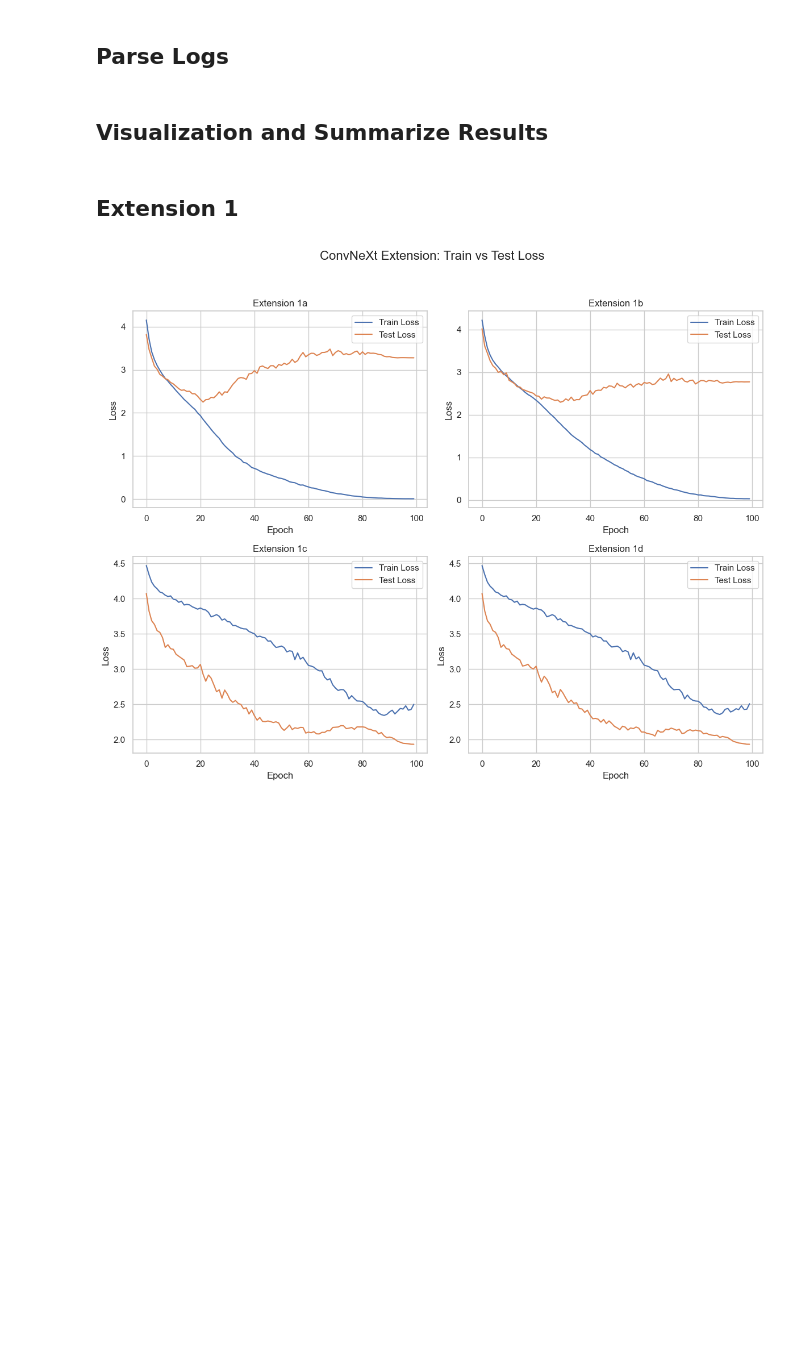
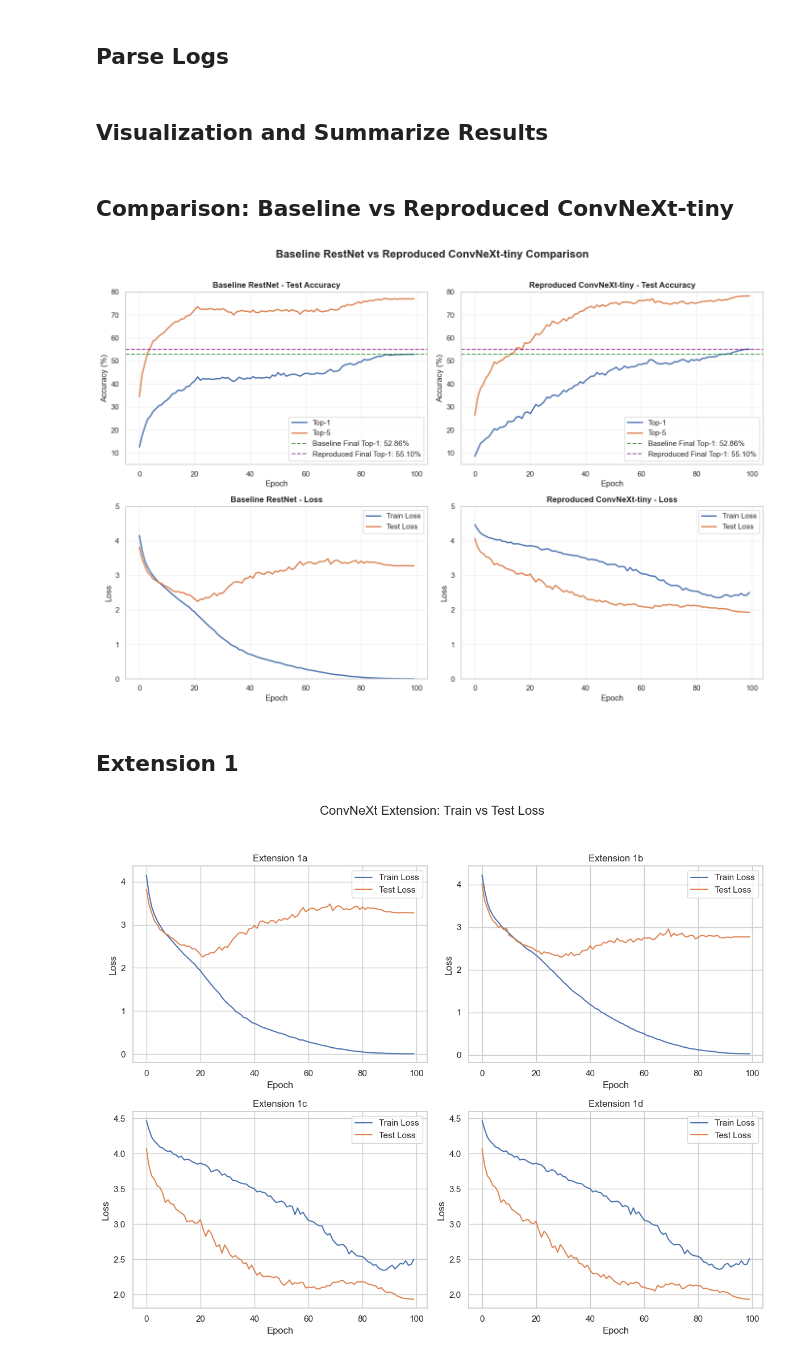
Before and after one commit to marcosoh/dsa5106-convnext-extension, a Jupyter notebook: results/results_from_logs.ipynb, the cells around one changed output. Saved outputs shown, nothing was run; the diff lists cells and outputs as text; code cells hidden in the pictures; blank space fills up the shorter version.

Commit message:
Updated visualisations
Included baseline vs Convnext comparisons (Acc and Loss).
Amended extension 1 graphs for better viewing

```diff
--- a/results/results_from_logs.ipynb
+++ b/results/results_from_logs.ipynb
@@ -63,6 +63,66 @@ logs_3d = parser.load_txt_logs(file_path=file_path_3d)
 extracted_metrics_3d = parser.extract_metrics(logs_3d, *metrics)
 # %% [markdown]
 ## Visualization and Summarize Results
+# %% [markdown]
+## Comparison: Baseline vs Reproduced ConvNeXt-tiny
+# %%
+# Create 2x2 comparison: Baseline (1a) vs Reproduced ConvNeXt-tiny (1d)
+sns.set_theme(style="whitegrid")
+fig, axes = plt.subplots(2, 2, figsize=(14, 10))
+fig.suptitle('Baseline RestNet vs Reproduced ConvNeXt-tiny Comparison', fontsize=16, fontweight='bold')
+
+# Top-left: Baseline Test Accuracy (Top-1 and Top-5)
+axes[0, 0].plot(extracted_metrics_1a["epoch"], extracted_metrics_1a["test_acc1"], label="Top-1", linewidth=2)
+axes[0, 0].plot(extracted_metrics_1a["epoch"], extracted_metrics_1a["test_acc5"], label="Top-5", linewidth=2)
+# Add horizontal lines showing final Top-1 accuracy for both models
+final_acc1_1a = extracted_metrics_1a["test_acc1"][-1]
+final_acc1_1d = extracted_metrics_1d["test_acc1"][-1]
+axes[0, 0].axhline(y=final_acc1_1a, color='green', linestyle='--', linewidth=1.5, alpha=0.7, label=f'Baseline Final Top-1: {final_acc1_1a:.2f}%')
+axes[0, 0].axhline(y=final_acc1_1d, color='purple', linestyle='--', linewidth=1.5, alpha=0.7, label=f'Reproduced Final Top-1: {final_acc1_1d:.2f}%')
+axes[0, 0].set_title("Baseline RestNet - Test Accuracy", fontsize=12, fontweight='bold')
+axes[0, 0].set_xlabel("Epoch")
+axes[0, 0].set_ylabel("Accuracy (%)")
+axes[0, 0].set_ylim(5, 80)
+axes[0, 0].legend()
+axes[0, 0].grid(True, alpha=0.3)
+
+# Top-right: Reproduced ConvNeXt-tiny (1d) Test Accuracy (Top-1 and Top-5)
+axes[0, 1].plot(extracted_metrics_1d["epoch"], extracted_metrics_1d["test_acc1"], label="Top-1", linewidth=2)
+axes[0, 1].plot(extracted_metrics_1d["epoch"], extracted_metrics_1d["test_acc5"], label="Top-5", linewidth=2)
+# Add horizontal lines showing final Top-1 accuracy for both models
+axes[0, 1].axhline(y=final_acc1_1a, color='green', linestyle='--', linewidth=1.5, alpha=0.7, label=f'Baseline Final Top-1: {final_acc1_1a:.2f}%')
+axes[0, 1].axhline(y=final_acc1_1d, color='purple', linestyle='--', linewidth=1.5, alpha=0.7, label=f'Reproduced Final Top-1: {final_acc1_1d:.2f}%')
+axes[0, 1].set_title("Reproduced ConvNeXt-tiny - Test Accuracy", fontsize=12, fontweight='bold')
+axes[0, 1].set_xlabel("Epoch")
+axes[0, 1].set_ylabel("Accuracy (%)")
+axes[0, 1].set_ylim(5, 80)
+axes[0, 1].legend()
+axes[0, 1].grid(True, alpha=0.3)
+
+# Bottom-left: Baseline Train and Test Loss
+axes[1, 0].plot(extracted_metrics_1a["epoch"], extracted_metrics_1a["train_loss"], label="Train Loss", linewidth=2)
+axes[1, 0].plot(extracted_metrics_1a["epoch"], extracted_metrics_1a["test_loss"], label="Test Loss", linewidth=2)
+axes[1, 0].set_title("Baseline RestNet - Loss", fontsize=12, fontweight='bold')
+axes[1, 0].set_xlabel("Epoch")
+axes[1, 0].set_ylabel("Loss")
+axes[1, 0].set_ylim(0, 5)
+axes[1, 0].legend()
+axes[1, 0].grid(True, alpha=0.3)
+
+# Bottom-right: Reproduced ConvNeXt-tiny (1d) Train and Test Loss
+axes[1, 1].plot(extracted_metrics_1d["epoch"], extracted_metrics_1d["train_loss"], label="Train Loss", linewidth=2)
+axes[1, 1].plot(extracted_metrics_1d["epoch"], extracted_metrics_1d["test_loss"], label="Test Loss", linewidth=2)
+axes[1, 1].set_title("Reproduced ConvNeXt-tiny - Loss", fontsize=12, fontweight='bold')
+axes[1, 1].set_xlabel("Epoch")
+axes[1, 1].set_ylabel("Loss")
+axes[1, 1].set_ylim(0, 5)
+axes[1, 1].legend()
+axes[1, 1].grid(True, alpha=0.3)
+
+plt.tight_layout(rect=[0, 0.03, 1, 0.97])
+plt.show()
+# %% [output]
+[figure, added]
 # %% [markdown]
 ## Extension 1
 # %%
```
Also changed, not shown: parts of 1 cell of this notebook, 1 other file.
